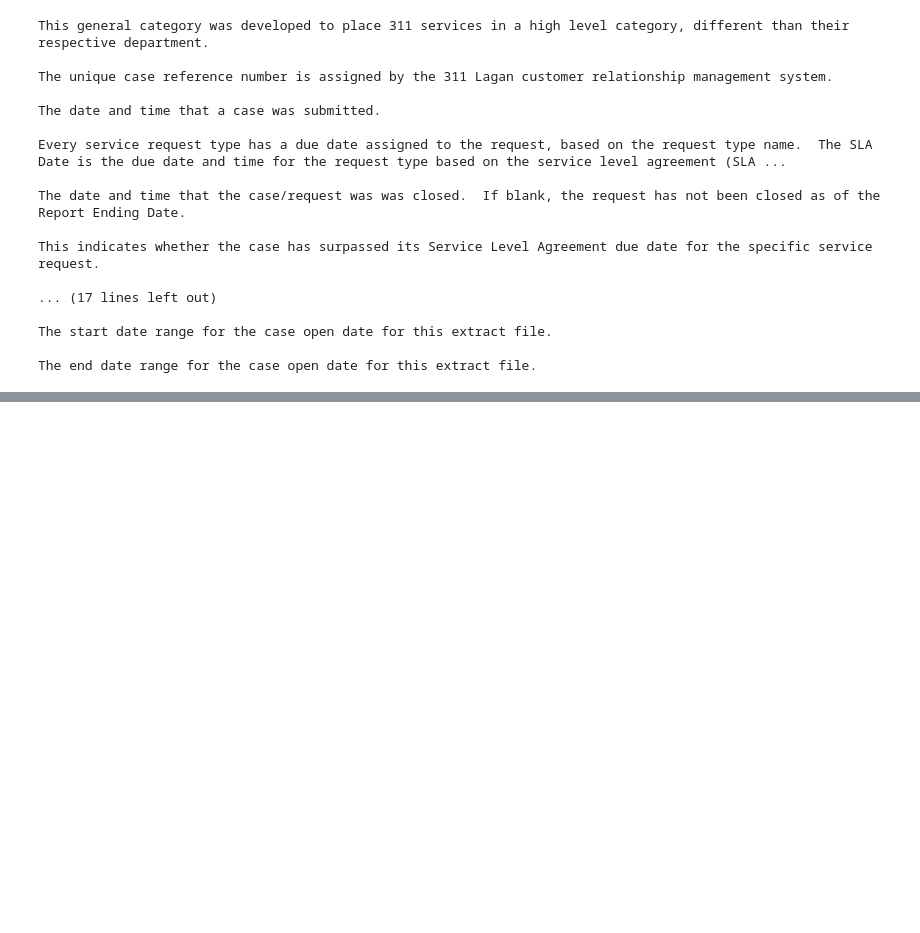
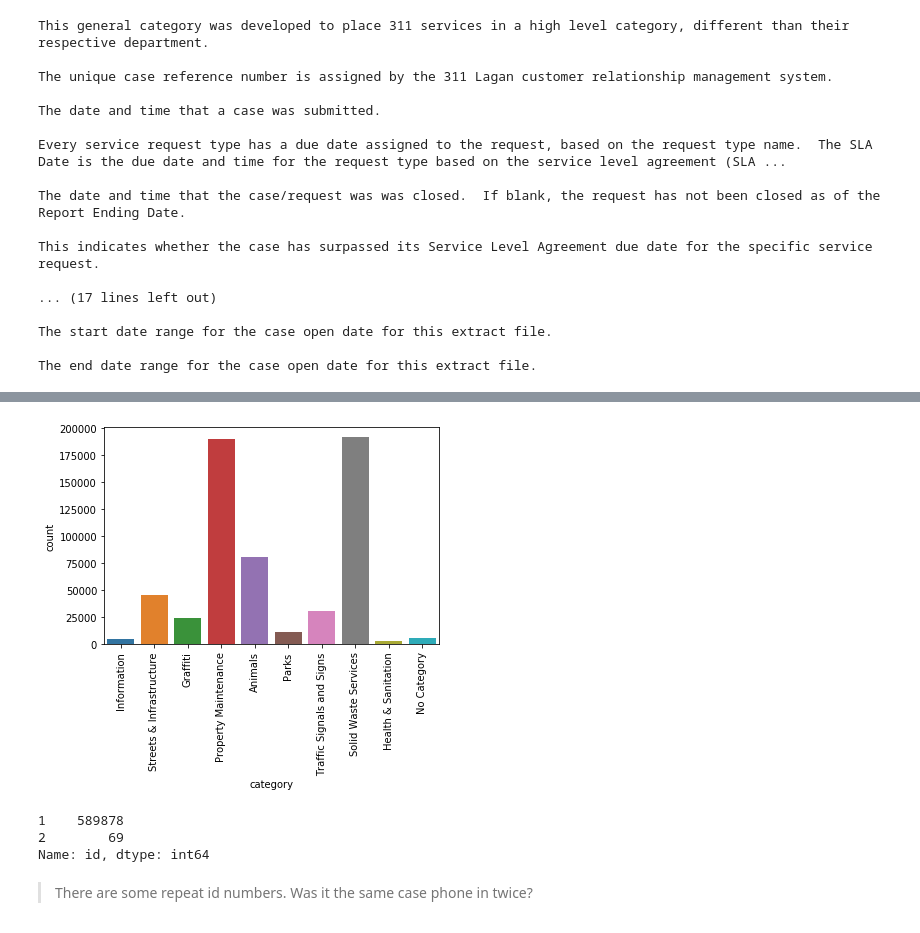
Before and after one commit to misty-garcia/sa_311, a Jupyter notebook: the_pipeline.ipynb, the cells around one changed output, grey strips where cells are left out. Drawn from its saved outputs; the diff is of its cells as text; code cells hidden in the pictures; blank space fills up the shorter version.

```diff
--- a/the_pipeline.ipynb
+++ b/the_pipeline.ipynb
@@ -82,0 +149,6 @@ The end date range for the case open date for this extract file.
+# %%
+df.rename(columns={"Category":"category","CASEID":"id","OPENEDDATETIME":"open_date","SLA_Date":"due_date",
+                   "CLOSEDDATETIME":"close_date", "Late (Yes/No)":"late", "Dept":"dept", "REASONNAME":"city_department",
+                  "TYPENAME":"department_division","CaseStatus":"status","SourceID":"source","OBJECTDESC":"location",
+                  "Council District":"district_no","XCOORD":"x_cord","YCOORD":"y_cord","Report Starting Date":"start_date",
+                  "Report Ending Date":"end_date"}, inplace=True)
@@ -82,0 +191,15 @@ The end date range for the case open date for this extract file.
+# %%
+sns.countplot(df.category)
+plt.xticks(rotation=90)
+plt.show()
+# %% [output]
+[figure, added]
+# %%
+# the number of times each id number shows up
+df.id.value_counts().value_counts()
+# %% [output]
+1    589878
+2        69
+Name: id, dtype: int64
+# %% [markdown]
+> There are some repeat id numbers. Was it the same case phone in twice?
```
Also changed, not shown: parts of 50 cells of this notebook.
